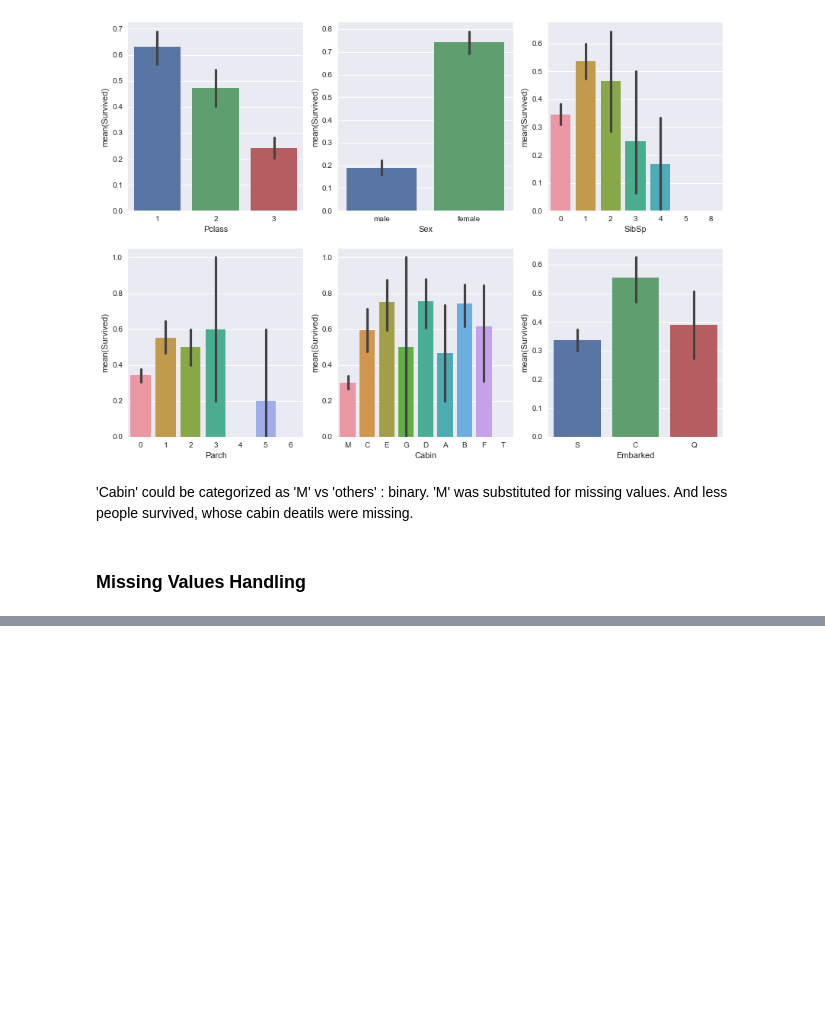
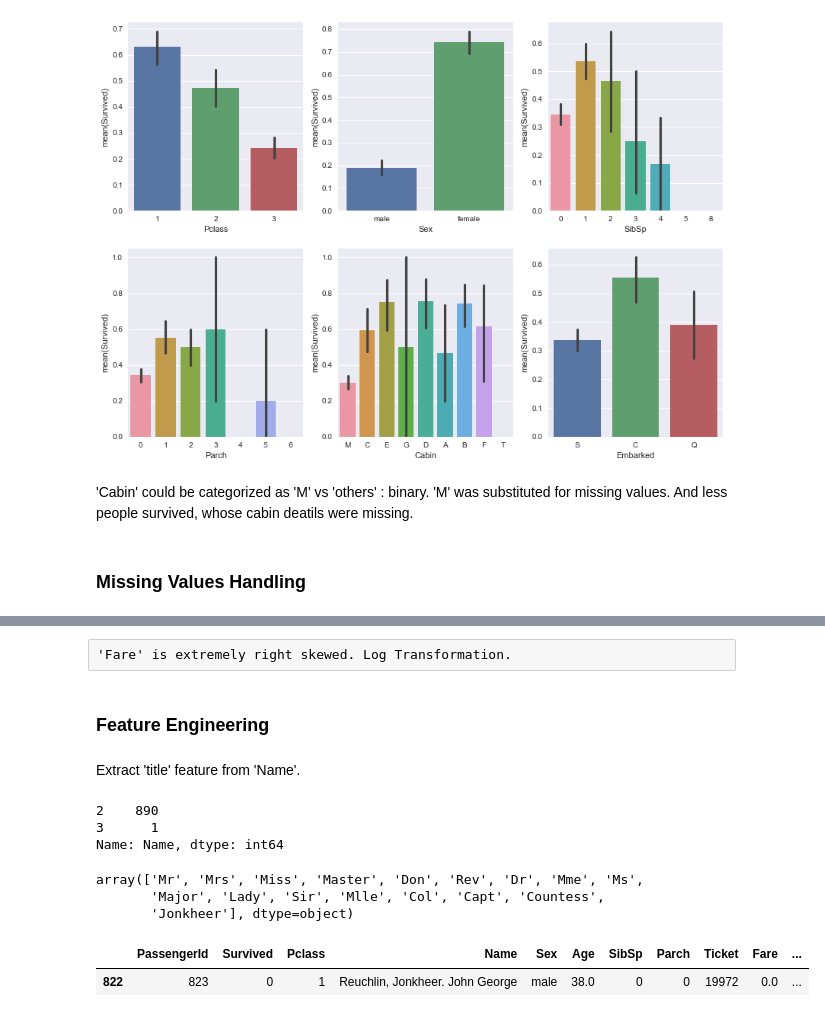
Before and after one commit to indianmoody/data-science-portfolio, a Jupyter notebook: mini_projects/titanic3/titanic_analysis.ipynb, the cells around one changed output, grey strips where cells are left out. Cells and saved outputs as stored; diff of their text form; code cells hidden in the pictures; blank space fills up the shorter version.

Commit message:
missing analysis and feature engineering

```diff
--- a/mini_projects/titanic3/titanic_analysis.ipynb
+++ b/mini_projects/titanic3/titanic_analysis.ipynb
@@ -215,0 +244,23 @@ for i in range(1,7):
+# %% [raw]
+'Fare' is extremely right skewed. Log Transformation.
+# %% [markdown]
+### Feature Engineering
+# %% [markdown]
+Extract 'title' feature from 'Name'.
+# %%
+df['Name'].apply(lambda x: len(x.split('.'))).value_counts()
+# %% [output]
+2    890
+3      1
+Name: Name, dtype: int64
+# %%
+df['Name'].apply(lambda x: x.split('.')[0].split()[-1].strip()).unique()
+# %% [output]
+array(['Mr', 'Mrs', 'Miss', 'Master', 'Don', 'Rev', 'Dr', 'Mme', 'Ms',
+       'Major', 'Lady', 'Sir', 'Mlle', 'Col', 'Capt', 'Countess',
+       'Jonkheer'], dtype=object)
+# %%
+df[df['Name'].str.contains('Jonkheer')]
+# %% [output]
+|  | PassengerId | Survived | Pclass | Name | Sex | Age | SibSp | Parch | Ticket | Fare | ... |
+| 822 | 823 | 0 | 1 | Reuchlin, Jonkheer. John George | male | 38.0 | 0 | 0 | 19972 | 0.0 | ... |
```
Also changed, not shown: parts of 33 cells of this notebook.
